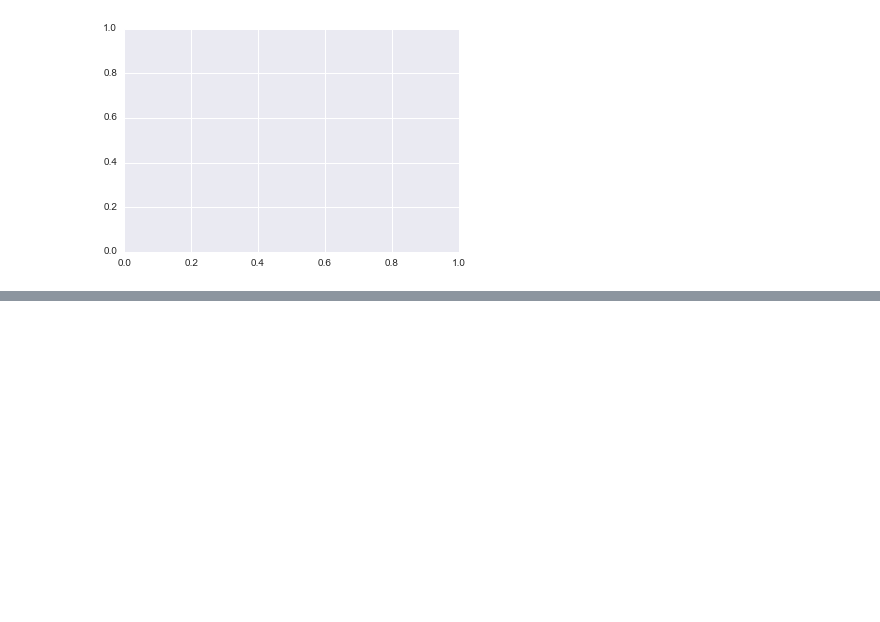
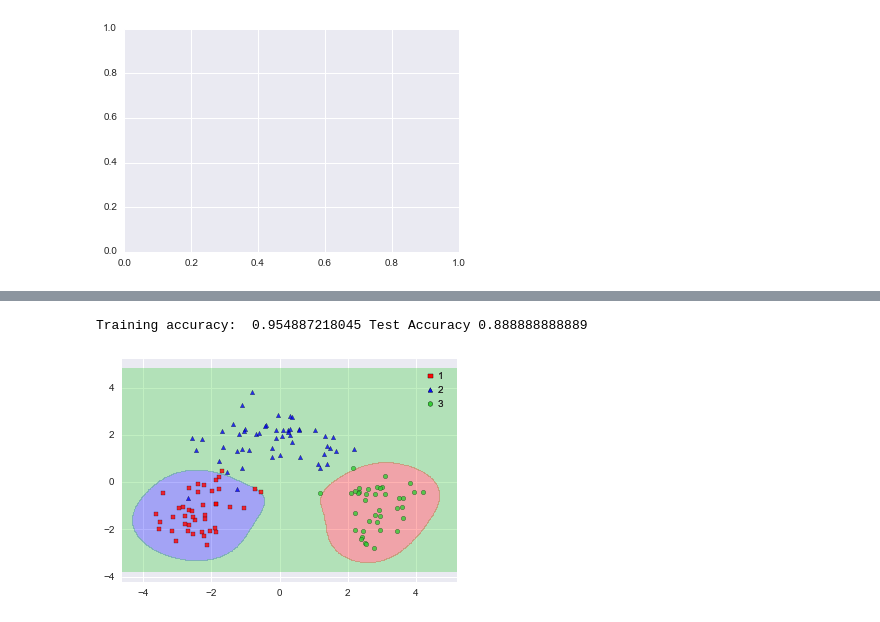
Before and after one commit to Einext/jupyter-notebooks, a Jupyter notebook: 07 PCA.ipynb, the cells around one changed output, grey strips where cells are left out. Cells and saved outputs as stored; diff of their text form; code cells hidden in the pictures; blank space fills up the shorter version.

```diff
--- a/07 PCA.ipynb
+++ b/07 PCA.ipynb
@@ -174,0 +176,11 @@ from sklearn.svm import SVM
+# %%
+from sklearn.svm import SVC
+
+svc = SVC(C=0.1, gamma=1, kernel="rbf", max_iter=10000, random_state=100, tol=1e-4)
+svc.fit(X_train_pca, y_train)
+plot_decision_regions(X_train_pca, y_train, svc)
+print("Training accuracy: ", svc.score(X_train_pca, y_train),
+      "Test Accuracy", svc.score(X_test_pca, y_test))
+# %% [output]
+Training accuracy:  0.954887218045 Test Accuracy 0.888888888889
+[figure, added]
```
Also changed, not shown: parts of 7 cells of this notebook.
